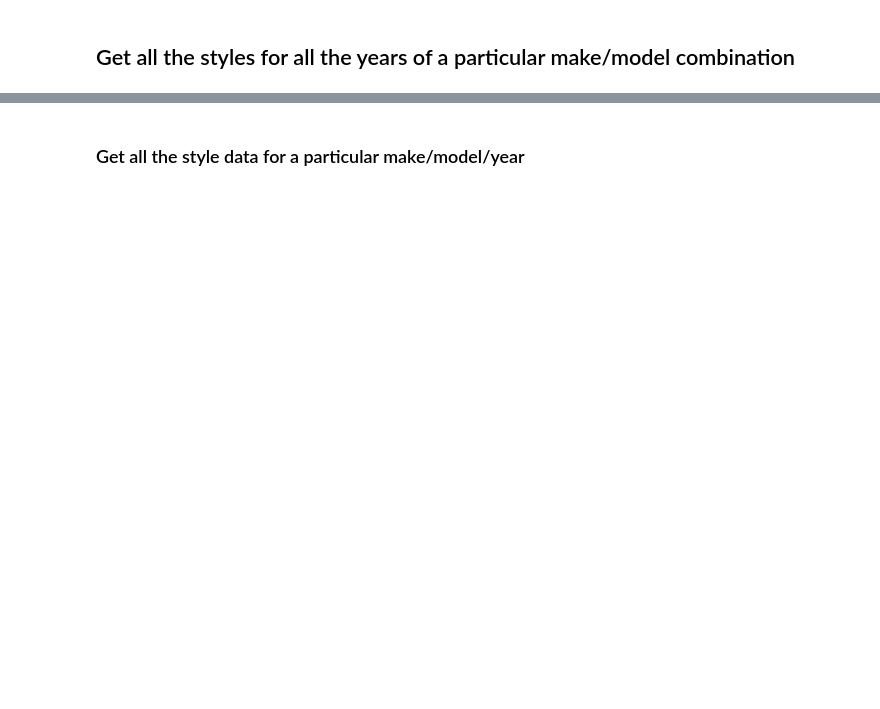
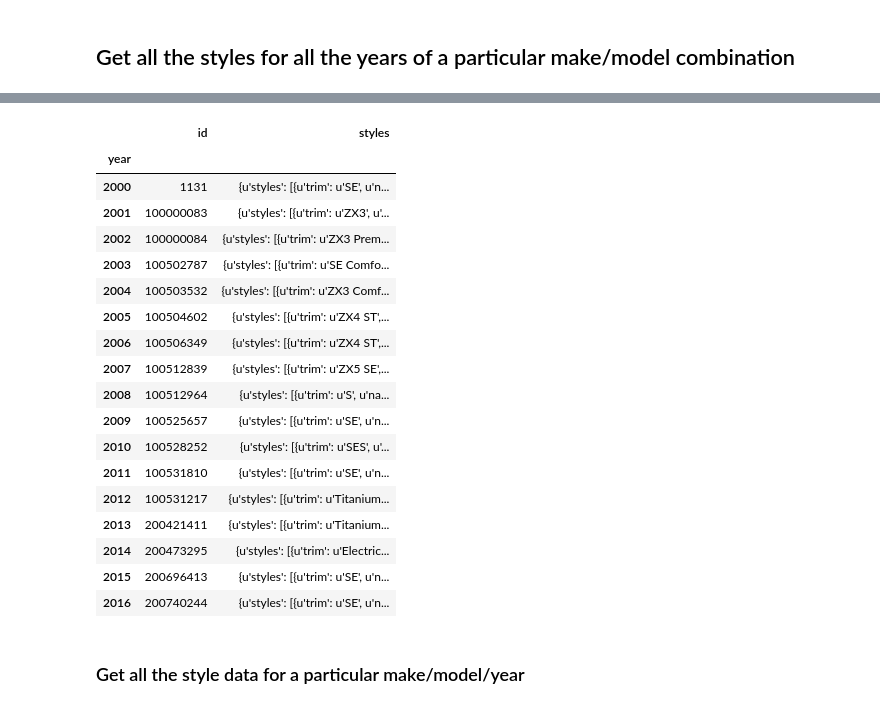
Before and after one commit to bslakman/Cars, a Jupyter notebook: Edmunds.ipynb, the cells around one changed output, grey strips where cells are left out. Saved outputs shown, nothing was run; the diff lists cells and outputs as text; code cells hidden in the pictures; blank space fills up the shorter version.

```diff
--- a/Edmunds.ipynb
+++ b/Edmunds.ipynb
@@ -119,3 +120,25 @@ ford_fiesta_years
+# %%
+ford_focus_years
+# %% [output]
+|  | id | styles |
+| year |  |  |
+| 2000 | 1131 | {u'styles': [{u'trim': u'SE', u'n... |
+| 2001 | 100000083 | {u'styles': [{u'trim': u'ZX3', u'... |
+| 2002 | 100000084 | {u'styles': [{u'trim': u'ZX3 Prem... |
+| 2003 | 100502787 | {u'styles': [{u'trim': u'SE Comfo... |
+| 2004 | 100503532 | {u'styles': [{u'trim': u'ZX3 Comf... |
+| 2005 | 100504602 | {u'styles': [{u'trim': u'ZX4 ST',... |
+| 2006 | 100506349 | {u'styles': [{u'trim': u'ZX4 ST',... |
+| 2007 | 100512839 | {u'styles': [{u'trim': u'ZX5 SE',... |
+| 2008 | 100512964 | {u'styles': [{u'trim': u'S', u'na... |
+| 2009 | 100525657 | {u'styles': [{u'trim': u'SE', u'n... |
+| 2010 | 100528252 | {u'styles': [{u'trim': u'SES', u'... |
+| 2011 | 100531810 | {u'styles': [{u'trim': u'SE', u'n... |
+| 2012 | 100531217 | {u'styles': [{u'trim': u'Titanium... |
+| 2013 | 200421411 | {u'styles': [{u'trim': u'Titanium... |
+| 2014 | 200473295 | {u'styles': [{u'trim': u'Electric... |
+| 2015 | 200696413 | {u'styles': [{u'trim': u'SE', u'n... |
+| 2016 | 200740244 | {u'styles': [{u'trim': u'SE', u'n... |
 # %% [markdown]
 ### Get all the style data for a particular make/model/year
 # %%
```
Also changed, not shown: parts of 21 cells of this notebook, 1 other file.
